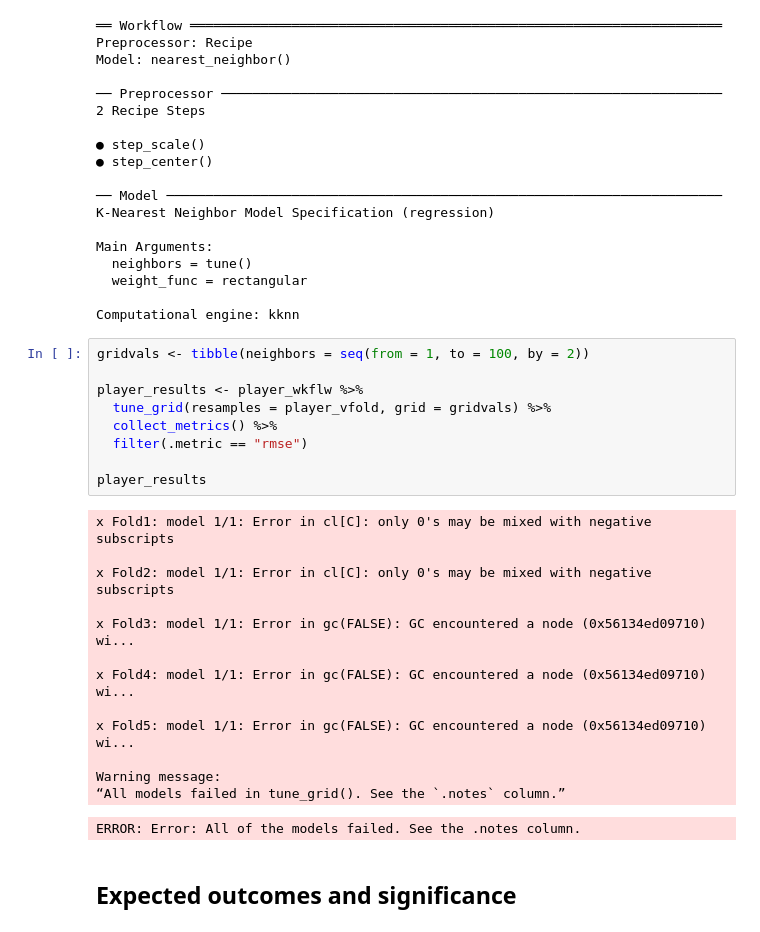
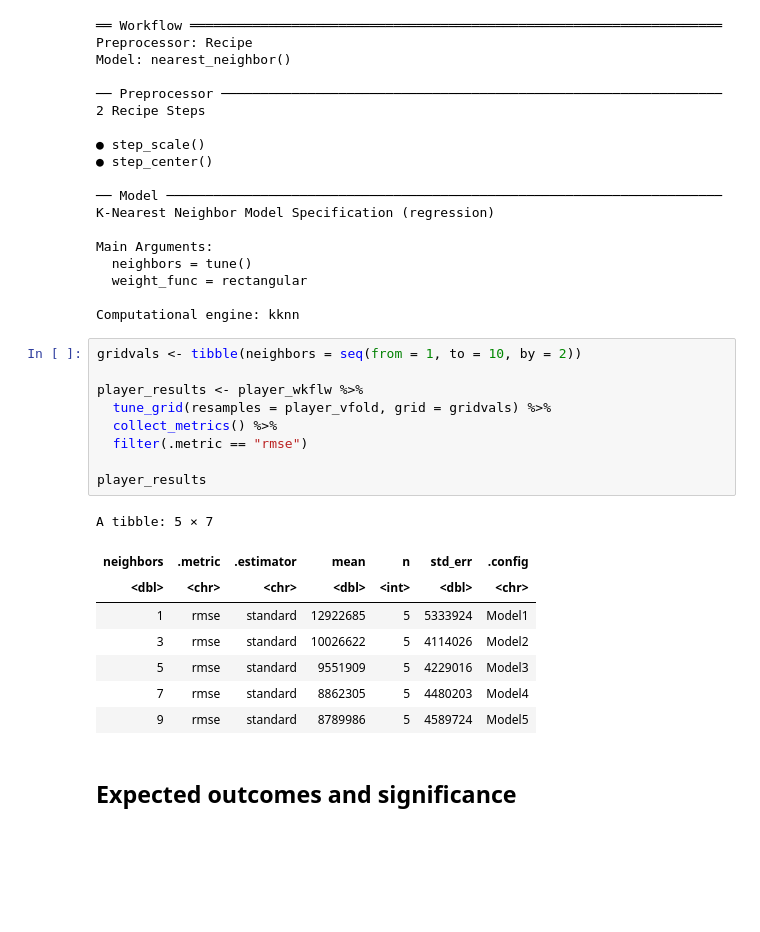
Before and after one commit to bc2003/DSCI-100-Group-20, a Jupyter notebook: Project Proposal-Copy1.ipynb, the cells around one changed output. Saved outputs shown, nothing was run; the diff lists cells and outputs as text; blank space fills up the shorter version.

```diff
--- a/Project Proposal-Copy1.ipynb
+++ b/Project Proposal-Copy1.ipynb
@@ -276,28 +276,23 @@ Main Arguments:
 
 Computational engine: kknn
 # %%
-gridvals <- tibble(neighbors = seq(from = 1, to = 100, by = 2))
+gridvals <- tibble(neighbors = seq(from = 1, to = 10, by = 2))
 
 player_results <- player_wkflw %>%
   tune_grid(resamples = player_vfold, grid = gridvals) %>%
   collect_metrics() %>%
   filter(.metric == "rmse")
 
 player_results
 # %% [output]
-x Fold1: model 1/1: Error in cl[C]: only 0's may be mixed with negative subscripts
-
-x Fold2: model 1/1: Error in cl[C]: only 0's may be mixed with negative subscripts
-
-x Fold3: model 1/1: Error in gc(FALSE): GC encountered a node (0x56134ed09710) wi...
-
-x Fold4: model 1/1: Error in gc(FALSE): GC encountered a node (0x56134ed09710) wi...
-
-x Fold5: model 1/1: Error in gc(FALSE): GC encountered a node (0x56134ed09710) wi...
-
-Warning message:
-“All models failed in tune_grid(). See the `.notes` column.”
+A tibble: 5 × 7
-ERROR: Error: All of the models failed. See the .notes column.
+| neighbors | .metric | .estimator | mean | n | std_err | .config |
+| <dbl> | <chr> | <chr> | <dbl> | <int> | <dbl> | <chr> |
+| 1 | rmse | standard | 12922685 | 5 | 5333924 | Model1 |
+| 3 | rmse | standard | 10026622 | 5 | 4114026 | Model2 |
+| 5 | rmse | standard | 9551909 | 5 | 4229016 | Model3 |
+| 7 | rmse | standard | 8862305 | 5 | 4480203 | Model4 |
+| 9 | rmse | standard | 8789986 | 5 | 4589724 | Model5 |
 # %% [markdown]
 ## Expected outcomes and significance
 # %% [markdown]
```
Also changed, not shown: parts of 4 cells of this notebook.
